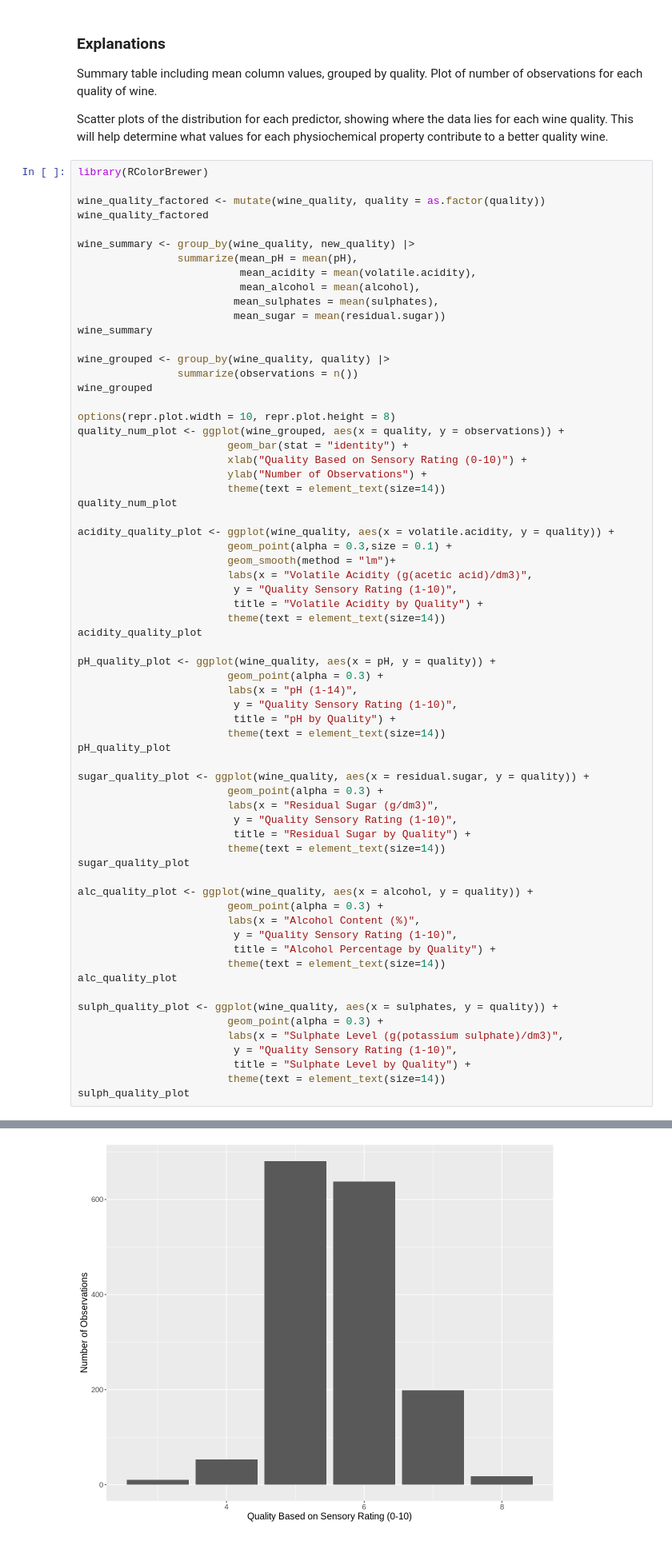
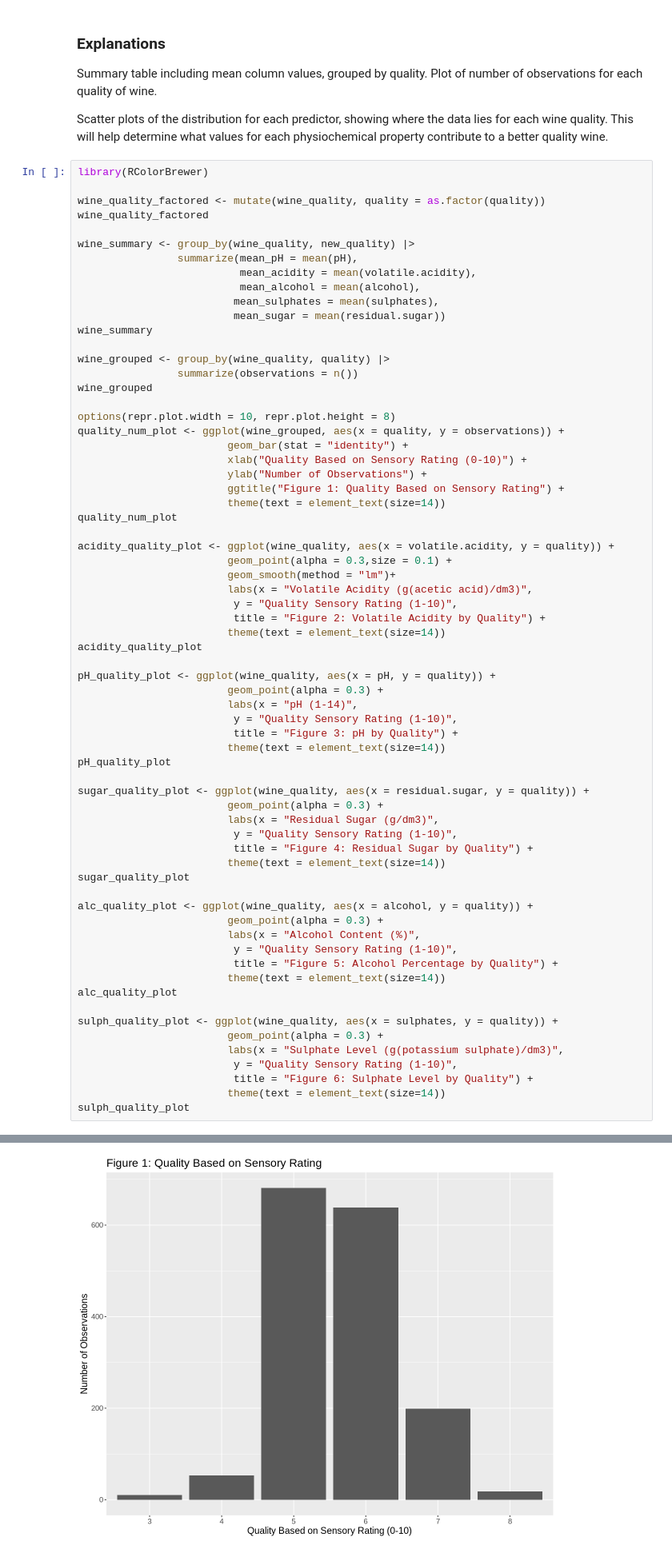
Before and after one commit to meganxu4/dsci100-group-proposal, a Jupyter notebook: modification.ipynb, the cells around one changed output, grey strips where cells are left out. Shown at 80% size. Drawn from its saved outputs; the diff is of its cells as text.

Commit message:
Added figure numbers

```diff
--- a/modification.ipynb
+++ b/modification.ipynb
@@ -124,6 +124,7 @@ quality_num_plot <- ggplot(wine_grouped, aes(x = quality, y = observations)) +
                         geom_bar(stat = "identity") +
                         xlab("Quality Based on Sensory Rating (0-10)") +
                         ylab("Number of Observations") +
+                        ggtitle("Figure 1: Quality Based on Sensory Rating") +
                         theme(text = element_text(size=14))
 quality_num_plot
 
@@ -132,7 +133,7 @@ acidity_quality_plot <- ggplot(wine_quality, aes(x = volatile.acidity, y = quali
                         geom_smooth(method = "lm")+
                         labs(x = "Volatile Acidity (g(acetic acid)/dm3)",
                          y = "Quality Sensory Rating (1-10)",
-                         title = "Volatile Acidity by Quality") +
+                         title = "Figure 2: Volatile Acidity by Quality") +
                         theme(text = element_text(size=14))
 acidity_quality_plot
 
@@ -140,7 +141,7 @@ pH_quality_plot <- ggplot(wine_quality, aes(x = pH, y = quality)) +
                         geom_point(alpha = 0.3) +
                         labs(x = "pH (1-14)",
                          y = "Quality Sensory Rating (1-10)",
-                         title = "pH by Quality") +
+                         title = "Figure 3: pH by Quality") +
                         theme(text = element_text(size=14))
 pH_quality_plot
 
@@ -148,7 +149,7 @@ sugar_quality_plot <- ggplot(wine_quality, aes(x = residual.sugar, y = quality))
                         geom_point(alpha = 0.3) +
                         labs(x = "Residual Sugar (g/dm3)",
                          y = "Quality Sensory Rating (1-10)",
-                         title = "Residual Sugar by Quality") +
+                         title = "Figure 4: Residual Sugar by Quality") +
                         theme(text = element_text(size=14))
 sugar_quality_plot
 
@@ -156,7 +157,7 @@ alc_quality_plot <- ggplot(wine_quality, aes(x = alcohol, y = quality)) +
                         geom_point(alpha = 0.3) +
                         labs(x = "Alcohol Content (%)",
                          y = "Quality Sensory Rating (1-10)",
-                         title = "Alcohol Percentage by Quality") +
+                         title = "Figure 5: Alcohol Percentage by Quality") +
                         theme(text = element_text(size=14))
 alc_quality_plot
 
@@ -164,7 +165,7 @@ sulph_quality_plot <- ggplot(wine_quality, aes(x = sulphates, y = quality)) +
                         geom_point(alpha = 0.3) +
                         labs(x = "Sulphate Level (g(potassium sulphate)/dm3)",
                          y = "Quality Sensory Rating (1-10)",
-                         title = "Sulphate Level by Quality") +
+                         title = "Figure 6: Sulphate Level by Quality") +
                         theme(text = element_text(size=14))
 sulph_quality_plot
 # %% [output]
@@ -191,8 +192,8 @@ A tibble: 6 × 2
 | 3 | 10 |
 | 4 | 53 |
 | 5 | 681 |
 | 6 | 638 |
 | 7 | 199 |
 | 8 | 18 |
 `geom_smooth()` using formula 'y ~ x'
-[figure, old version]
+[figure, new version]
```
Also changed, not shown: parts of 2 cells of this notebook.
